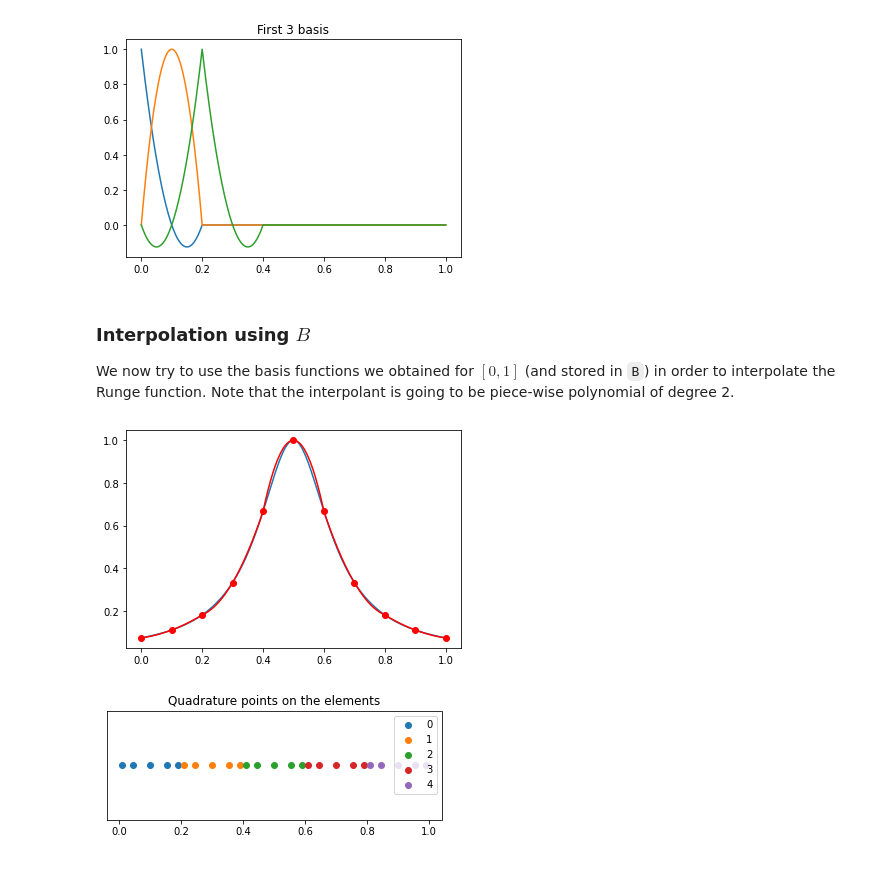
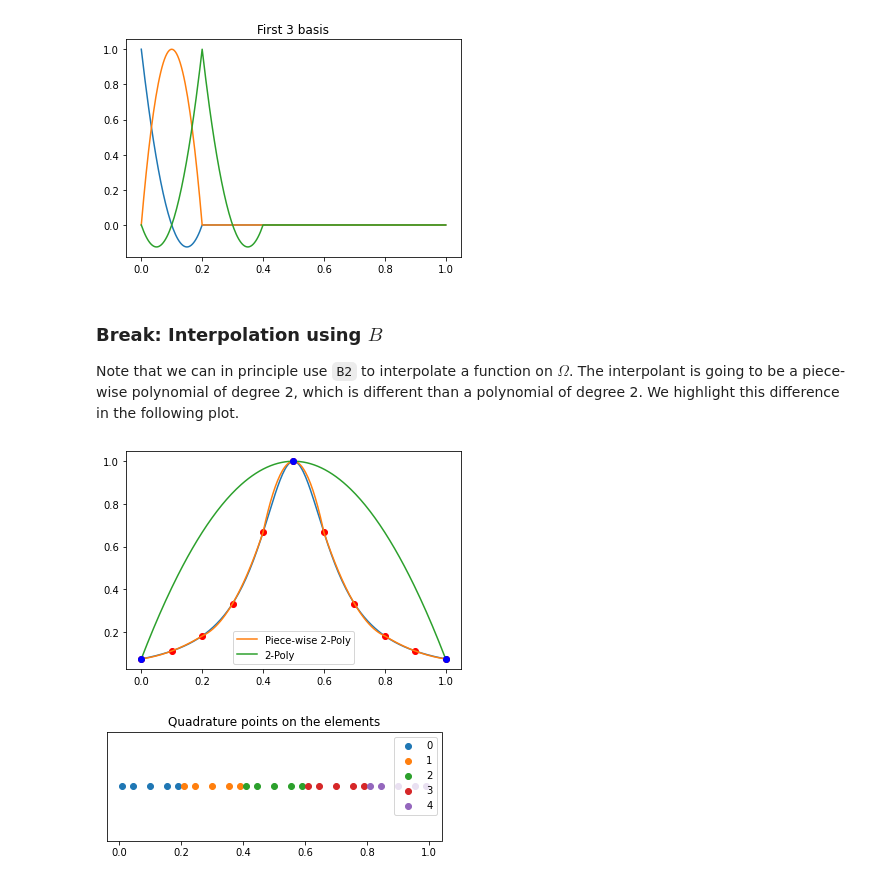
Before and after one commit to fandreuzzi-dssc/numerical-analysis, a Jupyter notebook: FEM_1d.ipynb, the cells around one changed output. Cells and saved outputs as stored; diff of their text form; code cells hidden in the pictures.

```diff
--- a/FEM_1d.ipynb
+++ b/FEM_1d.ipynb
@@ -213,5 +252,0 @@ for k in range(M):
-# %%
-for i in range(B.shape[2]):
-    plt.plot(x,B[0,:,i], label=i)
-plt.legend()
-plt.show()
@@ -228,7 +267,12 @@ print(X2.shape)
 
 plt.figure(figsize=(20,2))
 plt.scatter(X2, np.zeros_like(X2), marker='.')
+
+for i in range(M):
+    plt.plot([vertices[i], vertices[i+1]], [0.1, 0.1], label='Element {}'.format(i), linewidth=10)
+
 plt.yticks([], [])
+plt.legend()
 plt.show()
 # %% [output]
 (255,)
@@ -243,21 +289,31 @@ plt.title('First 3 basis');
 (255, 11)
 [figure]
 # %% [markdown]
-### Interpolation using $B$
+### Break: Interpolation using $B$
 
-We now try to use the basis functions we obtained for $[0,1]$ (and stored in `B`) in order to interpolate the Runge function. Note that the interpolant is going to be piece-wise polynomial of degree 2.
+Note that we can in principle use `B2` to interpolate a function on $\Omega$. The interpolant is going to be a piece-wise polynomial of degree 2, which is different than a polynomial of degree 2. We highlight this difference in the following plot.
 # %%
+# we extract N support points on Omega to compute the functon
 support_points = np.linspace(a,b,N)
 
 def runge(x):
     return 1/(1+50*(x-.5)**2)
 
+lagrange_3_support_points = np.linspace(a,b,3)
+B3 = np.zeros((len(X2), 3))
+for i in range(3):
+    B3[:,i] = lagrange_basis(lagrange_3_support_points, i)(X2)
+
 plt.plot(X2, runge(X2))
 plt.plot(support_points, runge(support_points), 'ro')
-# interpolation with Lagrange does not require inverting a matrix
-plt.plot(X2, B2.dot(runge(support_points)), 'r');
+# note that interpolation with Lagrange does not require inverting a matrix
+plt.plot(X2, B2.dot(runge(support_points)), label='Piece-wise 2-Poly')
+# interpolation with a 2-poly
+plt.plot(X2, B3.dot(runge(lagrange_3_support_points)), label='2-Poly')
+plt.plot(lagrange_3_support_points, runge(lagrange_3_support_points), 'bo')
+plt.legend();
 # %% [output]
-[figure, old version]
+[figure, new version]
 # %%
 # for each element, these are the Gauss quadrature points which we are going to use
 # in order to integrate
```
Also changed, not shown: parts of 13 cells of this notebook.
